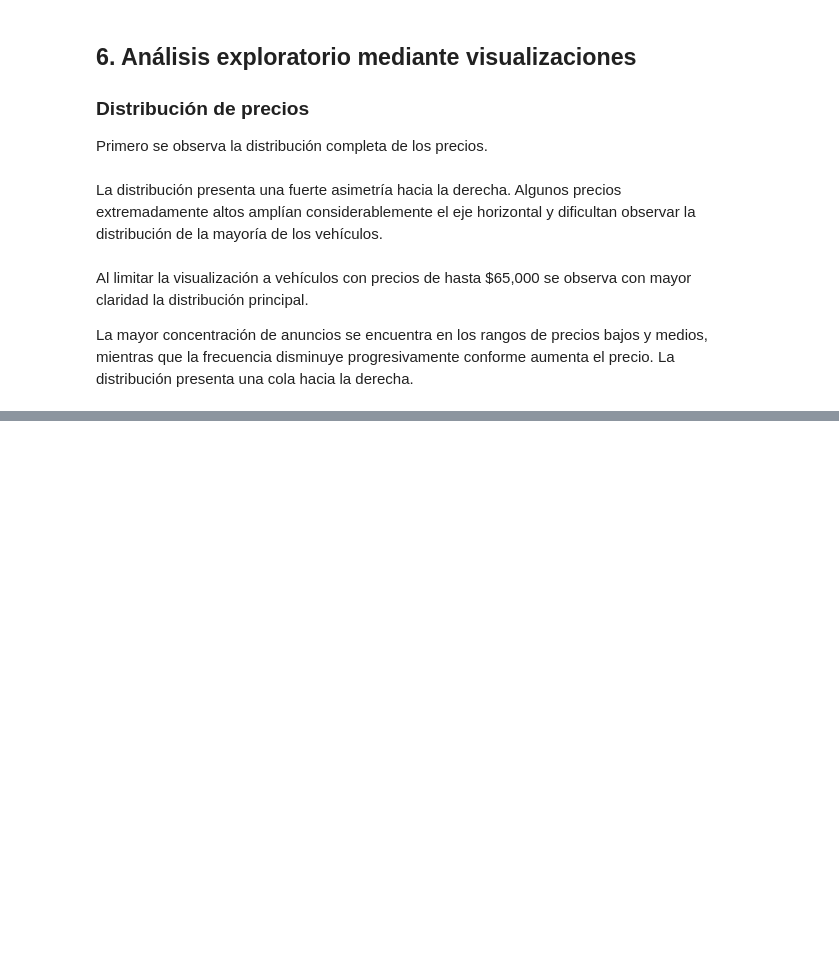
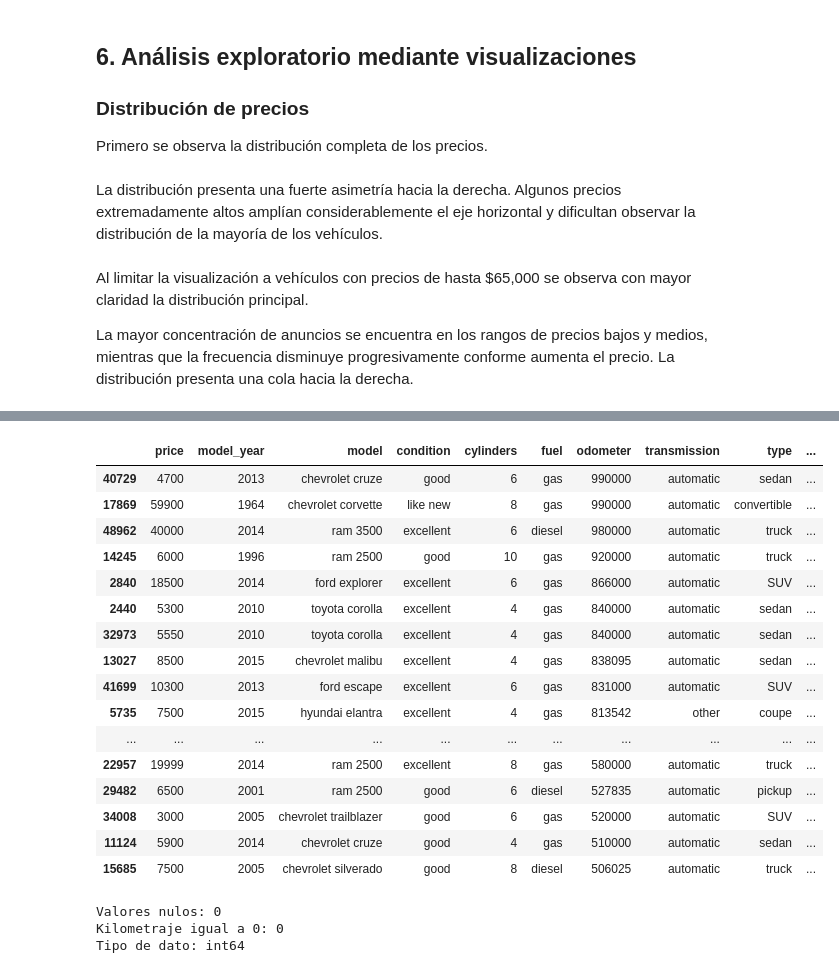
Before and after one commit to ElamDay/PROYECTO-7---VEHICLES, a Jupyter notebook: notebooks/EDA.ipynb, the cells around one changed output, grey strips where cells are left out. Drawn from its saved outputs; the diff is of its cells as text; code cells hidden in the pictures; blank space fills up the shorter version.

Commit message:
Avance EDA y limpieza de datos

```diff
--- a/notebooks/EDA.ipynb
+++ b/notebooks/EDA.ipynb
@@ -627,0 +751,23 @@ aqui sigo
+# %%
+df[df['odometer'] > 500000].sort_values(
+    'odometer',
+    ascending=False
+)
+# %% [output]
+|  | price | model_year | model | condition | cylinders | fuel | odometer | transmission | type | ... |
+| 40729 | 4700 | 2013 | chevrolet cruze | good | 6 | gas | 990000 | automatic | sedan | ... |
+| 17869 | 59900 | 1964 | chevrolet corvette | like new | 8 | gas | 990000 | automatic | convertible | ... |
+| 48962 | 40000 | 2014 | ram 3500 | excellent | 6 | diesel | 980000 | automatic | truck | ... |
+| 14245 | 6000 | 1996 | ram 2500 | good | 10 | gas | 920000 | automatic | truck | ... |
+| 2840 | 18500 | 2014 | ford explorer | excellent | 6 | gas | 866000 | automatic | SUV | ... |
+| 2440 | 5300 | 2010 | toyota corolla | excellent | 4 | gas | 840000 | automatic | sedan | ... |
+| 32973 | 5550 | 2010 | toyota corolla | excellent | 4 | gas | 840000 | automatic | sedan | ... |
+| 13027 | 8500 | 2015 | chevrolet malibu | excellent | 4 | gas | 838095 | automatic | sedan | ... |
+| 41699 | 10300 | 2013 | ford escape | excellent | 6 | gas | 831000 | automatic | SUV | ... |
+| 5735 | 7500 | 2015 | hyundai elantra | excellent | 4 | gas | 813542 | other | coupe | ... |
+| ... | ... | ... | ... | ... | ... | ... | ... | ... | ... | ... |
+| 22957 | 19999 | 2014 | ram 2500 | excellent | 8 | gas | 580000 | automatic | truck | ... |
+| 29482 | 6500 | 2001 | ram 2500 | good | 6 | diesel | 527835 | automatic | pickup | ... |
+| 34008 | 3000 | 2005 | chevrolet trailblazer | good | 6 | gas | 520000 | automatic | SUV | ... |
+| 11124 | 5900 | 2014 | chevrolet cruze | good | 4 | gas | 510000 | automatic | sedan | ... |
+| 15685 | 7500 | 2005 | chevrolet silverado | good | 8 | diesel | 506025 | automatic | truck | ... |
@@ -627,0 +786,8 @@ aqui sigo
+# %%
+print("Valores nulos:", df['odometer'].isna().sum())
+print("Kilometraje igual a 0:", (df['odometer'] == 0).sum())
+print("Tipo de dato:", df['odometer'].dtype)
+# %% [output]
+Valores nulos: 0
+Kilometraje igual a 0: 0
+Tipo de dato: int64
```
Also changed, not shown: parts of 82 cells of this notebook, 1 other file.
